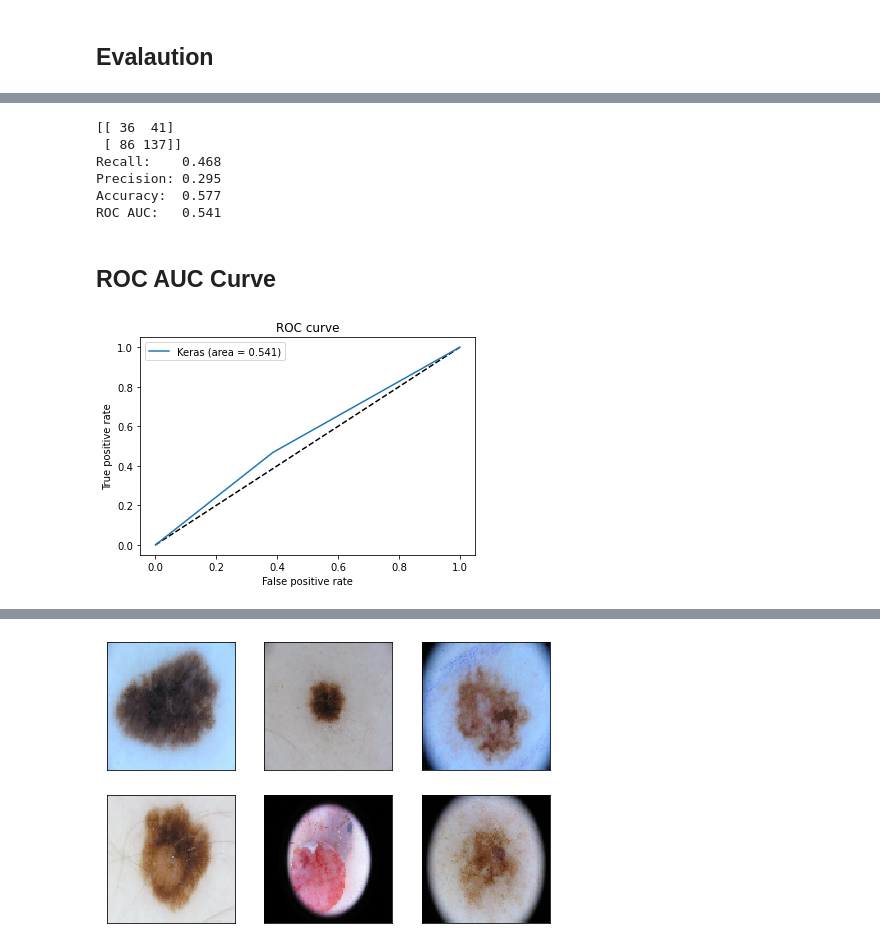
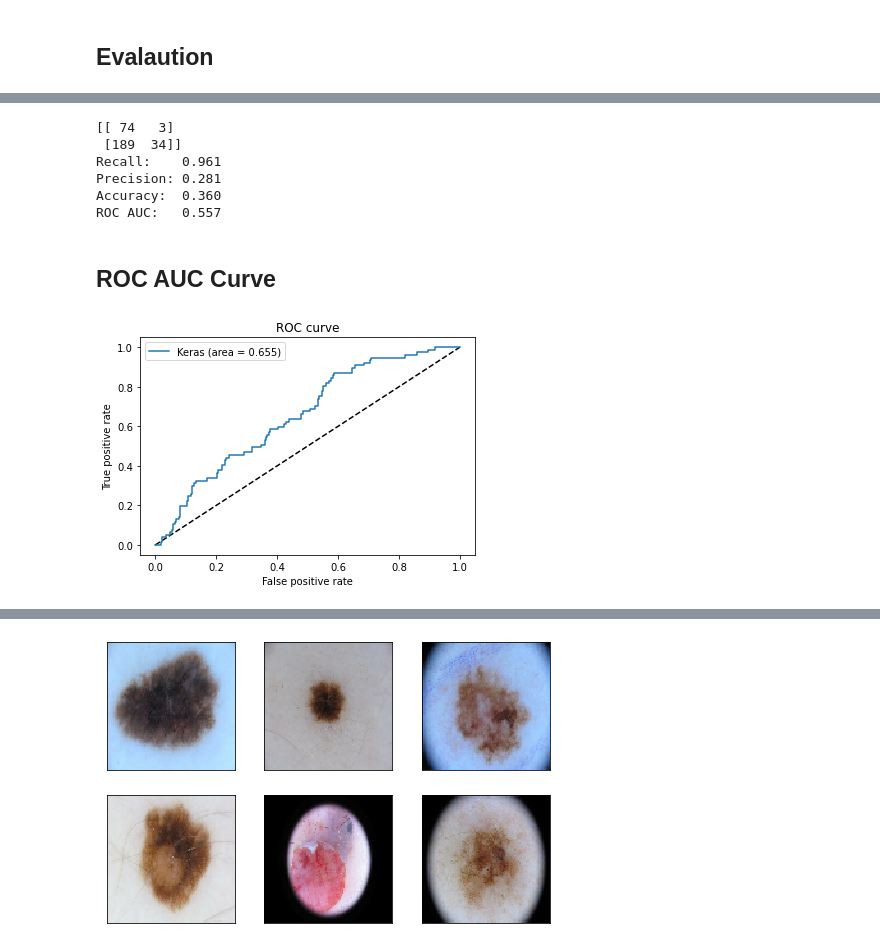
Before and after one commit to taksug229/cancer-image-recognition, a Jupyter notebook: 1. Sample Data Modeling.ipynb, the cells around one changed output, grey strips where cells are left out. Saved outputs shown, nothing was run; the diff lists cells and outputs as text; code cells hidden in the pictures.

```diff
--- a/1. Sample Data Modeling.ipynb
+++ b/1. Sample Data Modeling.ipynb
@@ -117,3 +118,25 @@ y = np.load('img_sample/test_diagnosis.npy')
 X_train, X_val, y_train, y_val = train_test_split(np.asarray(X), np.asarray(y), test_size=0.2, random_state=42, stratify=y)
 # %% [markdown]
 #### Train Model
+# %%
+## Import Model
+model = VGG16(include_top=False, input_shape=(100, 100, 3))
+
+## Transfer Learning
+new_model = Sequential()
+for layer in model.layers[:-2]: # just exclude the last two FC layers
+    layer.trainable = False
+    new_model.add(layer)
+new_model.add(Conv2D(512, (5, 5), activation = 'relu', padding = 'same'))
+new_model.add(MaxPooling2D(2,2))
+new_model.add(Flatten())
+new_model.add(Dense(128, activation='relu'))
+new_model.add(Dropout(0.2))
+new_model.add(Dense(1, activation ='sigmoid'))
+# %%
+opt = keras.optimizers.SGD(learning_rate=0.01)
+new_model.compile(optimizer=opt,
+              loss='binary_crossentropy',
+              metrics=['accuracy',tf.keras.metrics.Recall()])
+# %%
+history = new_model.fit(X_train, y_train, epochs=10, validation_data=(X_test, y_test))
@@ -257,16 +293,16 @@ ROC AUC:   0.785
 # %%
 # Test Set
-result = (model.predict(X_test) > threshold).astype(int)
+result = (new_model.predict(X_test) > threshold).astype(int)
 result =[i[0] for i in result]
 y_test_pred = np.asarray(result)
 
 matrix_score(y_test, y_test_pred)
 # %% [output]
-[[ 36  41]
- [ 86 137]]
-Recall:    0.468
-Precision: 0.295
-Accuracy:  0.577
-ROC AUC:   0.541
+[[ 74   3]
+ [189  34]]
+Recall:    0.961
+Precision: 0.281
+Accuracy:  0.360
+ROC AUC:   0.557
 # %% [markdown]
 ## ROC AUC Curve
@@ -276,13 +311,15 @@ auc_keras = auc(fpr_keras, tpr_keras)
+# %%
+y_pred_keras = new_model.predict(X_test).ravel()
 # %%
-fpr_keras, tpr_keras, thresholds_keras = roc_curve(y_test, y_test_pred)
+fpr_keras, tpr_keras, thresholds_keras = roc_curve(y_test, y_pred_keras)
 auc_keras = auc(fpr_keras, tpr_keras)
 
 plt.plot([0, 1], [0, 1], 'k--')
 plt.plot(fpr_keras, tpr_keras, label='Keras (area = {:.3f})'.format(auc_keras))
 plt.xlabel('False positive rate')
 plt.ylabel('True positive rate')
 plt.title('ROC curve')
 plt.legend(loc='best')
 plt.show()
 # %% [output]
-[figure, old version]
+[figure, new version]
```
Also changed, not shown: parts of 26 cells of this notebook, 1 other file.
